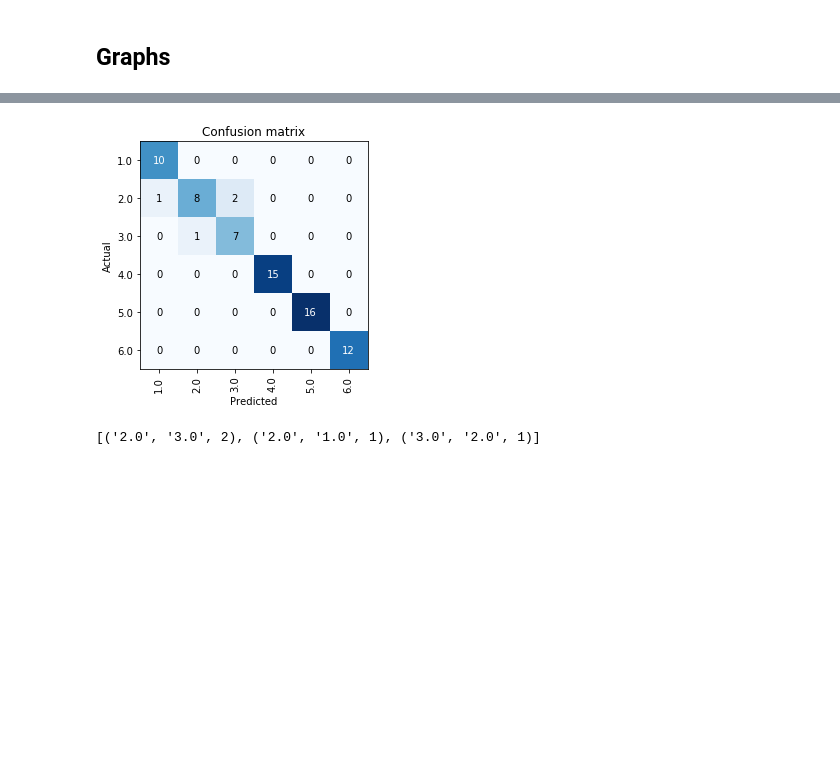
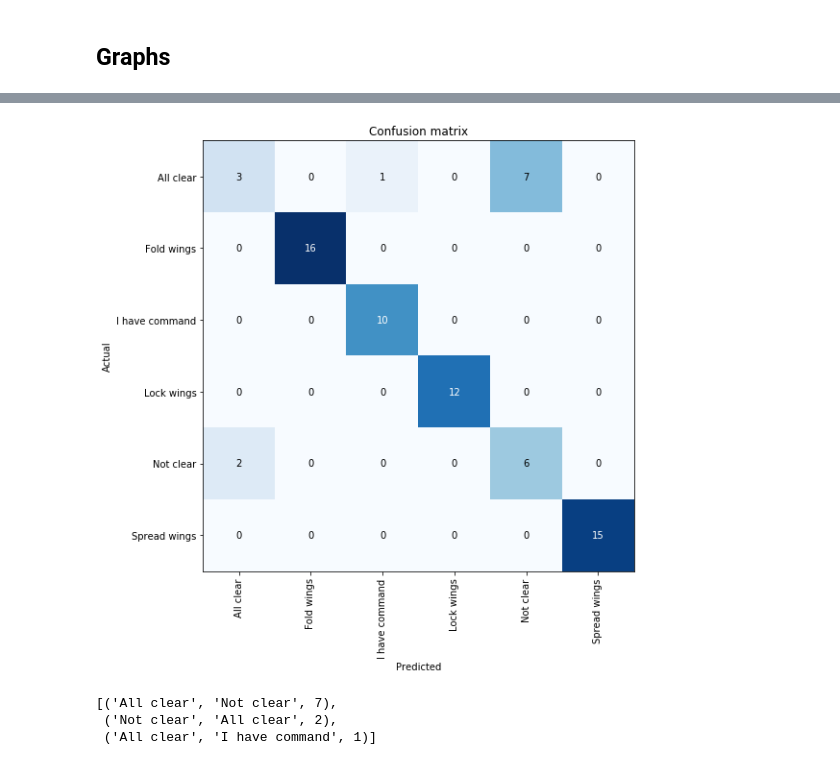
Before and after one commit to ai-fast-track/timeseries, a Jupyter notebook: nbs/Colab_timeseries_Tutorial.ipynb, the cells around one changed output, grey strips where cells are left out. Drawn from its saved outputs; the diff is of its cells as text; code cells hidden in the pictures; blank space fills up the shorter version.

```diff
--- a/nbs/Colab_timeseries_Tutorial.ipynb
+++ b/nbs/Colab_timeseries_Tutorial.ipynb
@@ -77,8 +79,17 @@ batch_tfms = [tfm_norm]
 default_device()
 # %% [output]
 device(type='cpu')
+# %%
+lbl_dict = dict([
+    ('1.0', 'I have command'),
+    ('2.0', 'All clear'),
+    ('3.0', 'Not clear'),
+    ('4.0', 'Spread wings'),
+    ('5.0', 'Fold wings'),
+    ('6.0', 'Lock wings')]
+)
 # %%
-dls = TSDataLoaders.from_files(fnames=fnames, batch_tfms=batch_tfms, num_workers=0, device=default_device())
+dls = TSDataLoaders.from_files(fnames=fnames, batch_tfms=batch_tfms, lbl_dict=lbl_dict, num_workers=0, device=default_device())
 # %%
 dls.show_batch(max_n=9, chs=range(0,12,3))
 # %% [output]
@@ -109,5 +162,2 @@ lr_min, lr_steep
-# %%
-#lr_max=1e-3
-epochs=30; lr_max=lr_steep;  pct_start=.7; moms=(0.95,0.85,0.95); wd=1e-2
-learn.fit_one_cycle(epochs, lr_max=lr_max, pct_start=pct_start,  moms=moms, wd=wd)
-# learn.fit_one_cycle(epochs, lr_max=lr_steep)
+# %%
+learn.fit_one_cycle(25, lr_max=1e-3)
@@ -125,12 +193,14 @@ learn.show_results(max_n=9, chs=range(0,12,3))
 # %%
 interp = ClassificationInterpretation.from_learner(learn)
-interp.plot_confusion_matrix()
+interp.plot_confusion_matrix(figsize=(10,8))
 # %% [output]
 [interactive output not drawn]
-[figure, old version]
+[figure, new version]
 # %%
 interp.most_confused()
 # %% [output]
-[('2.0', '3.0', 2), ('2.0', '1.0', 1), ('3.0', '2.0', 1)]
+[('All clear', 'Not clear', 7),
+ ('Not clear', 'All clear', 2),
+ ('All clear', 'I have command', 1)]
 # %% [markdown]
 ![](images/tree.jpg)
```
Also changed, not shown: parts of 9 cells of this notebook, 13 other files.
